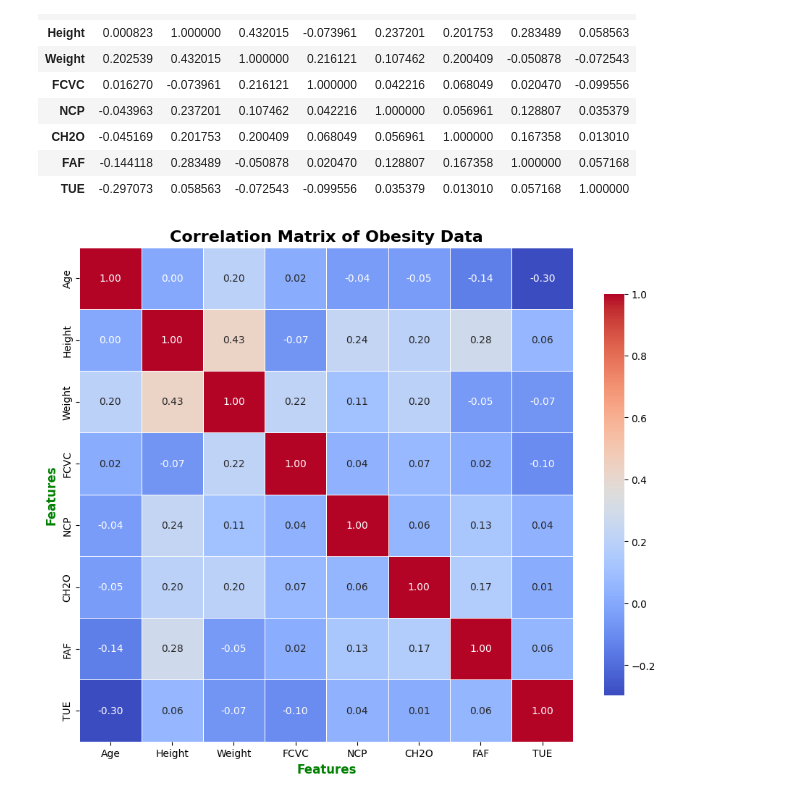
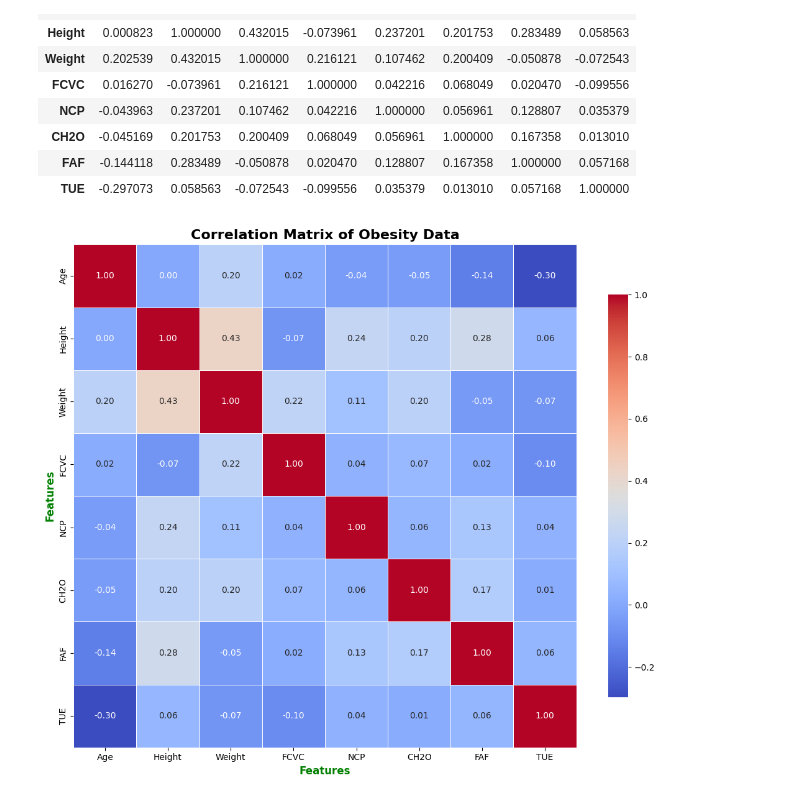
Before and after one commit to letizialanza01/SR_Obesity_Project, a Jupyter notebook: SR_Obesity_Project.ipynb, the cells around one changed output. Drawn from its saved outputs; the diff is of its cells as text; code cells hidden in the pictures.

```diff
--- a/SR_Obesity_Project.ipynb
+++ b/SR_Obesity_Project.ipynb
@@ -727,11 +729,13 @@ obesity_df_corr
 # %%
 plt.figure(figsize = (11, 9))
 sns.heatmap(obesity_df_corr, annot = True, cmap = "coolwarm", fmt = ".2f", linewidths = 0.5, square = True, cbar_kws = {"shrink": 0.8})
 plt.title('Correlation Matrix of Obesity Data', fontsize = 16, fontweight = 'bold', color = 'black')
 plt.xlabel('Features', fontsize = 12, fontweight = 'bold', color = 'green')
 plt.ylabel('Features', fontsize = 12, fontweight = 'bold', color = 'green')
 plt.xticks(fontsize = 10)
 plt.yticks(fontsize = 10)
+
+plt.tight_layout()
 plt.show()
 # %% [output]
-[figure, old version]
+[figure, new version]
```
Also changed, not shown: parts of 3 cells of this notebook.
